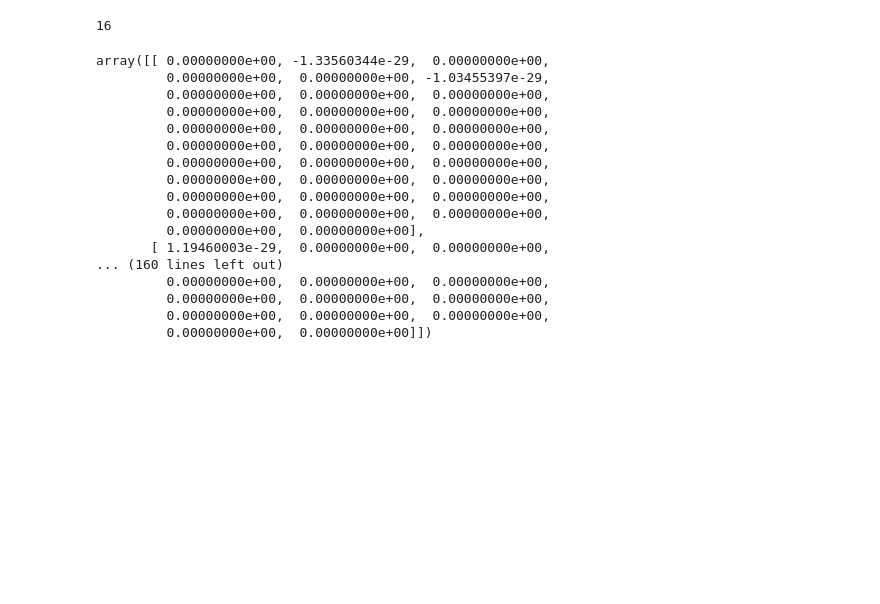
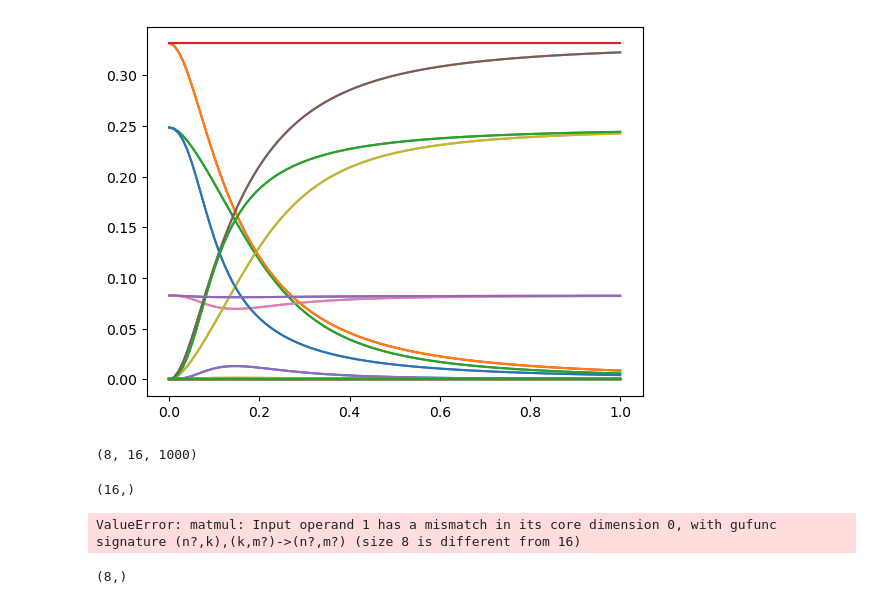
Before and after one commit to brianac687/rbq, a Jupyter notebook: transition_amplitudes/transition_matrix_elements.ipynb, the cells around one changed output. Saved outputs shown, nothing was run; the diff lists cells and outputs as text; code cells hidden in the pictures; blank space fills up the shorter version.

Commit message:
barber plot is plotting

```diff
--- a/transition_amplitudes/transition_matrix_elements.ipynb
+++ b/transition_amplitudes/transition_matrix_elements.ipynb
@@ -186,18 +186,14 @@ g_params = S_12
 g_eig_arr, g_evec_arr = get_Zeeman_shift(g_params)
 gF, gM = create_FM_arrays(g_params['I'],g_params['J'])
 
-e_params = P_32
+e_params = P_12
 e_eig_arr, e_evec_arr = get_Zeeman_shift(e_params)
 eF, eM = create_FM_arrays(e_params['I'],e_params['J'])
 # %%
 gnums = list(zip(gF,gM))
 enums = list(zip(eF,eM))
-# %%
-np.size(gnums)
-# %% [output]
-16
 # %%
-no_B_matrix_element_arr = np.zeros((np.size(gnums),np.size(enums)))
+no_B_matrix_element_arr = np.zeros((np.shape(gnums)[0],np.shape(enums)[0]))
 L = g_params['L']
 J = g_params['J']
 Lp = e_params['L']
@@ -205,23 +201,30 @@ Jp = e_params['J']
 for ii,gnum in enumerate(gnums):
     for jj,enum in enumerate(enums):
         no_B_matrix_element_arr[ii,jj] = no_B_matrix_element(L,J,gnum[0],gnum[1],0,Lp,Jp,enum[0],enum[1])
-# %%
-no_B_matrix_element_arr
-# %% [output]
-array([[ 0.00000000e+00, -1.33560344e-29,  0.00000000e+00,
-         0.00000000e+00,  0.00000000e+00, -1.03455397e-29,
-         0.00000000e+00,  0.00000000e+00,  0.00000000e+00,
-         0.00000000e+00,  0.00000000e+00,  0.00000000e+00,
-         0.00000000e+00,  0.00000000e+00,  0.00000000e+00,
-         0.00000000e+00,  0.00000000e+00,  0.00000000e+00,
-         0.00000000e+00,  0.00000000e+00,  0.00000000e+00,
-         0.00000000e+00,  0.00000000e+00,  0.00000000e+00,
-         0.00000000e+00,  0.00000000e+00,  0.00000000e+00,
-         0.00000000e+00,  0.00000000e+00,  0.00000000e+00,
-         0.00000000e+00,  0.00000000e+00],
-       [ 1.19460003e-29,  0.00000000e+00,  0.00000000e+00,
-... (160 lines left out)
-         0.00000000e+00,  0.00000000e+00,  0.00000000e+00,
-         0.00000000e+00,  0.00000000e+00,  0.00000000e+00,
-         0.00000000e+00,  0.00000000e+00,  0.00000000e+00,
-         0.00000000e+00,  0.00000000e+00]])
+# %%
+e_evec_arr = np.array(e_evec_arr)
+g_evec_arr = np.array(g_evec_arr)
+# %%
+#big loop
+B_matrix_element_arr = np.zeros((np.shape(gnums)[0],np.shape(enums)[0],np.size(B)))
+
+for ii,gnum in enumerate(gnums):
+    g_vecs = g_evec_arr[:,:,ii]
+    for jj,enum in enumerate(enums):
+        e_vecs = e_evec_arr[:,:,jj]
+        for kk,Bval in enumerate(B):
+            B_matrix_element_arr[ii,jj,kk] = (1/3)*(g_vecs[kk]@no_B_matrix_element_arr@e_vecs[kk])**2
+# %%
+for ii in range(len(gnums)):
+    for jj in range(len(enums)):
+        # Extract the array along the kk axis (B-field)
+        y_values = B_matrix_element_arr[ii, jj, :]
+
+        # Plot y vs B
+        plt.plot(B, y_values, label=f'g{ii} → e{jj}')
+# %% [output]
+[figure, added]
+# %%
+np.shape(B_matrix_element_arr)
+# %% [output]
+(8, 16, 1000)
@@ -227,0 +233,13 @@ array([[ 0.00000000e+00, -1.33560344e-29,  0.00000000e+00,
+# %%
+np.shape(e_vecs[2])
+# %% [output]
+(16,)
+# %%
+g_vecs[1]@no_B_matrix_element_arr@e_vecs[4]
+# %% [output]
+ValueError: matmul: Input operand 1 has a mismatch in its core dimension 0, with gufunc signature (n?,k),(k,m?)->(n?,m?) (size 8 is different from 16)
+# %%
+
+np.shape(g_vecs[3])
+# %% [output]
+(8,)
```
Also changed, not shown: parts of 4 cells of this notebook.
